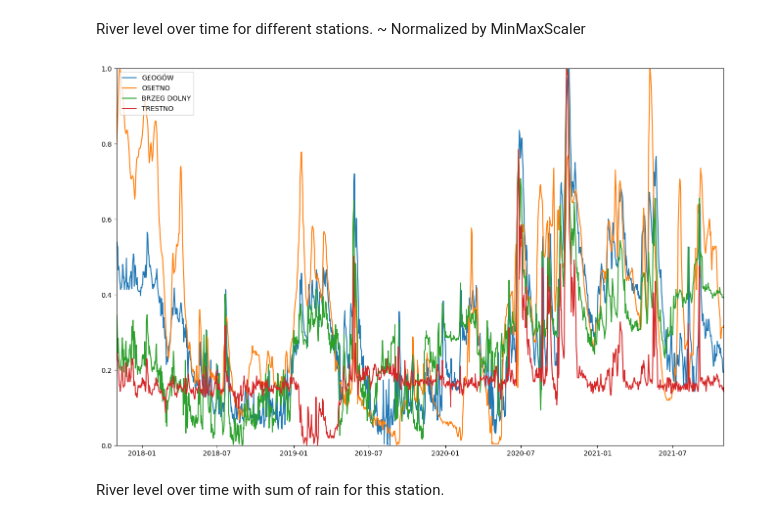
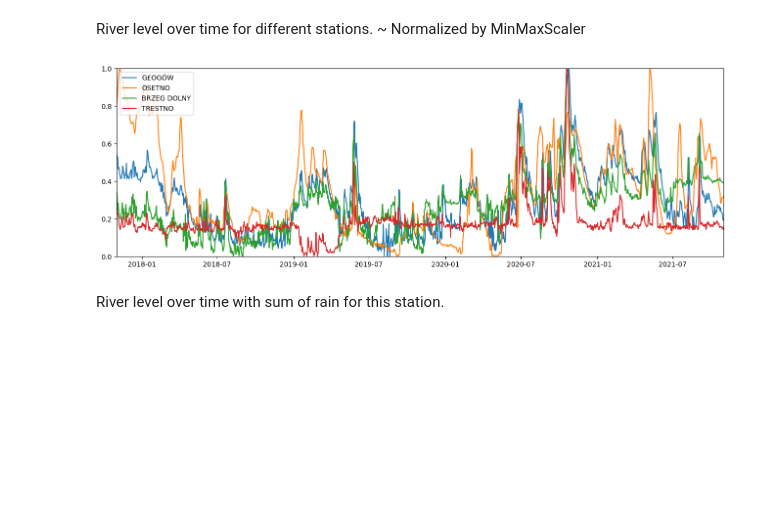
Before and after one commit to it4datascience/CuValley-Batmaja, a Jupyter notebook: expl_data_analysis/EDA.ipynb, the cells around one changed output. Cells and saved outputs as stored; diff of their text form; code cells hidden in the pictures; blank space fills up the shorter version.

```diff
--- a/expl_data_analysis/EDA.ipynb
+++ b/expl_data_analysis/EDA.ipynb
@@ -46,0 +37,4 @@ hierarchy
+# %%
+hierarchy = pd.read_csv('../results/prepared_hierarchy.csv')
+
+hierarchy
@@ -72,22 +72,22 @@ plt.show()
 # %% [markdown]
 River level over time for different stations. ~ Normalized by MinMaxScaler
 # %%
-plt.figure(figsize=(16, 10))
+plt.figure(figsize=(16, 5))
 
 for _, stations in hierarchy.iterrows():
     water_level_col = create_col_name(stations["id_hydro"], stations["name_hydro"], water_level_suffix)
     plt.plot(dataset['Data'],
              (dataset[water_level_col] - dataset[water_level_col].min())/\
              (dataset[water_level_col].max() - dataset[water_level_col].min()),
              label=stations["name_hydro"])
 
 
 # decorations
 plt.ylim([0, 1])
 plt.xlim([dataset['Data'].min(), dataset['Data'].max()])
 plt.legend(loc='upper left')
 plt.show()
 # %% [output]
-[figure, old version]
+[figure, new version]
 # %% [markdown]
 River level over time with sum of rain for this station.
```
Also changed, not shown: parts of 39 cells of this notebook, 3 other files.
